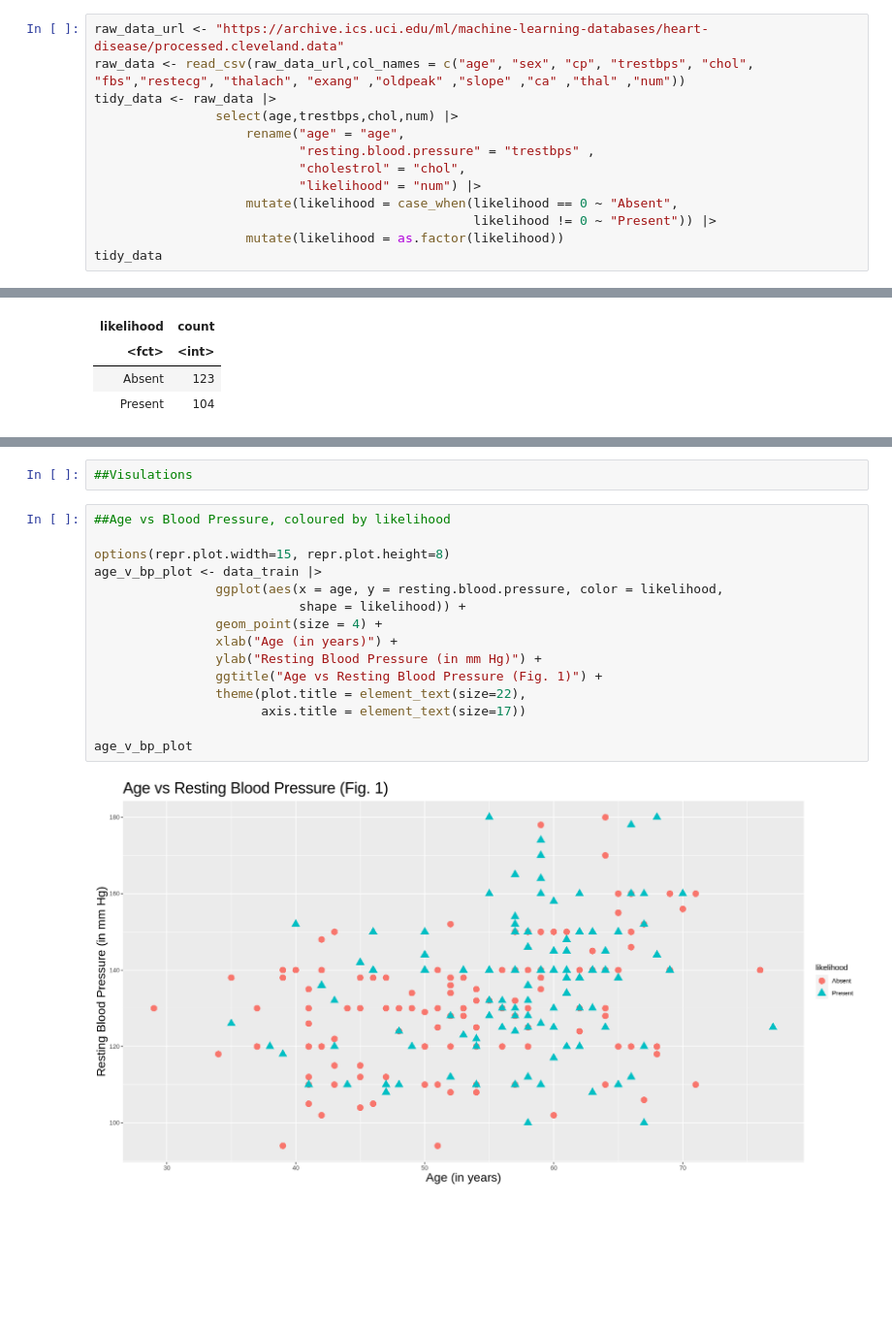
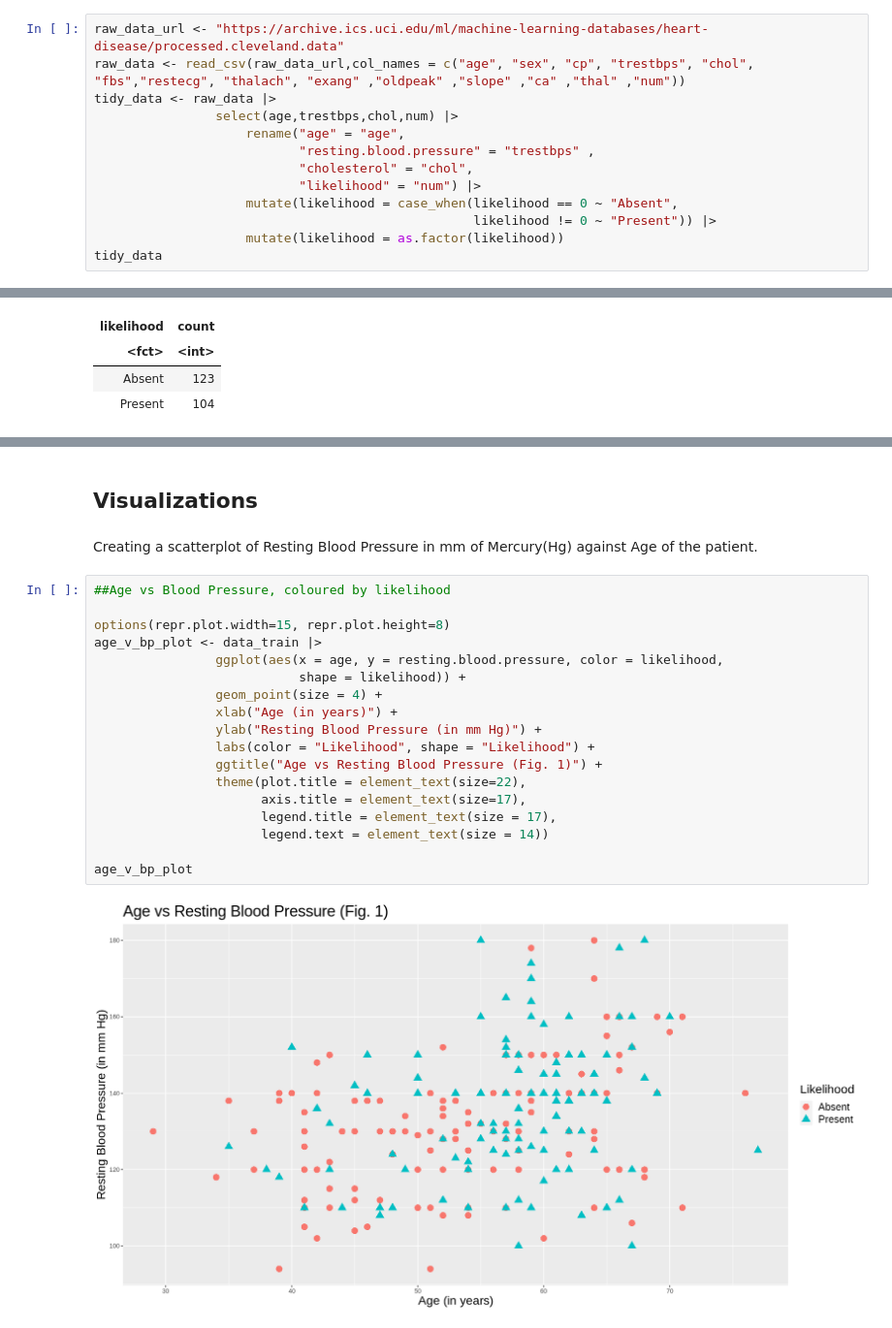
Before and after one commit to VivaanWadhwa/Heart_Disease_Prediction, a Jupyter notebook: Tidy_Data.ipynb, the cells around one changed output, grey strips where cells are left out. Shown: that part at 97% size. Cells and saved outputs as stored; diff of their text form; blank space fills up the shorter version.

Commit message:
Added captions to table and visualizations, corrected minor errors

```diff
--- a/Tidy_Data.ipynb
+++ b/Tidy_Data.ipynb
@@ -12,7 +31,7 @@ tidy_data <- raw_data |>
                 select(age,trestbps,chol,num) |>
                     rename("age" = "age",
                            "resting.blood.pressure" = "trestbps" ,
-                           "cholestrol" = "chol",
+                           "cholesterol" = "chol",
                            "likelihood" = "num") |>
                     mutate(likelihood = case_when(likelihood == 0 ~ "Absent",
                                                   likelihood != 0 ~ "Present")) |>
@@ -100,21 +119,26 @@ A tibble: 1 × 3
 | <dbl> | <dbl> | <dbl> |
 | 57.23077 | 135.5096 | 250.5673 |
-# %%
-##Visulations
+# %% [markdown]
+## Visualizations
+# %% [markdown]
+Creating a scatterplot of Resting Blood Pressure in mm of Mercury(Hg) against Age of the patient.
 # %%
 ##Age vs Blood Pressure, coloured by likelihood
 
 options(repr.plot.width=15, repr.plot.height=8)
 age_v_bp_plot <- data_train |>
                 ggplot(aes(x = age, y = resting.blood.pressure, color = likelihood,
                            shape = likelihood)) +
                 geom_point(size = 4) +
                 xlab("Age (in years)") +
                 ylab("Resting Blood Pressure (in mm Hg)") +
+                labs(color = "Likelihood", shape = "Likelihood") +
                 ggtitle("Age vs Resting Blood Pressure (Fig. 1)") +
                 theme(plot.title = element_text(size=22),
-                      axis.title = element_text(size=17))
+                      axis.title = element_text(size=17),
+                      legend.title = element_text(size = 17),
+                      legend.text = element_text(size = 14))
 
 age_v_bp_plot
 # %% [output]
-[figure, old version]
+[figure, new version]
```
Also changed, not shown: parts of 8 cells of this notebook.
